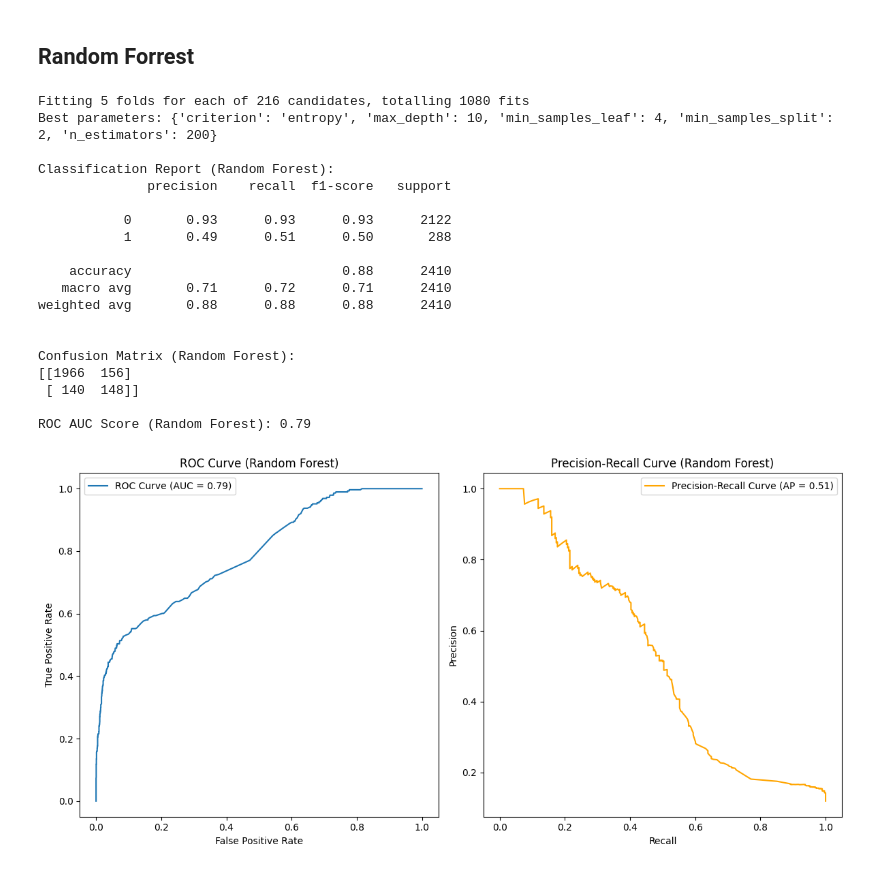
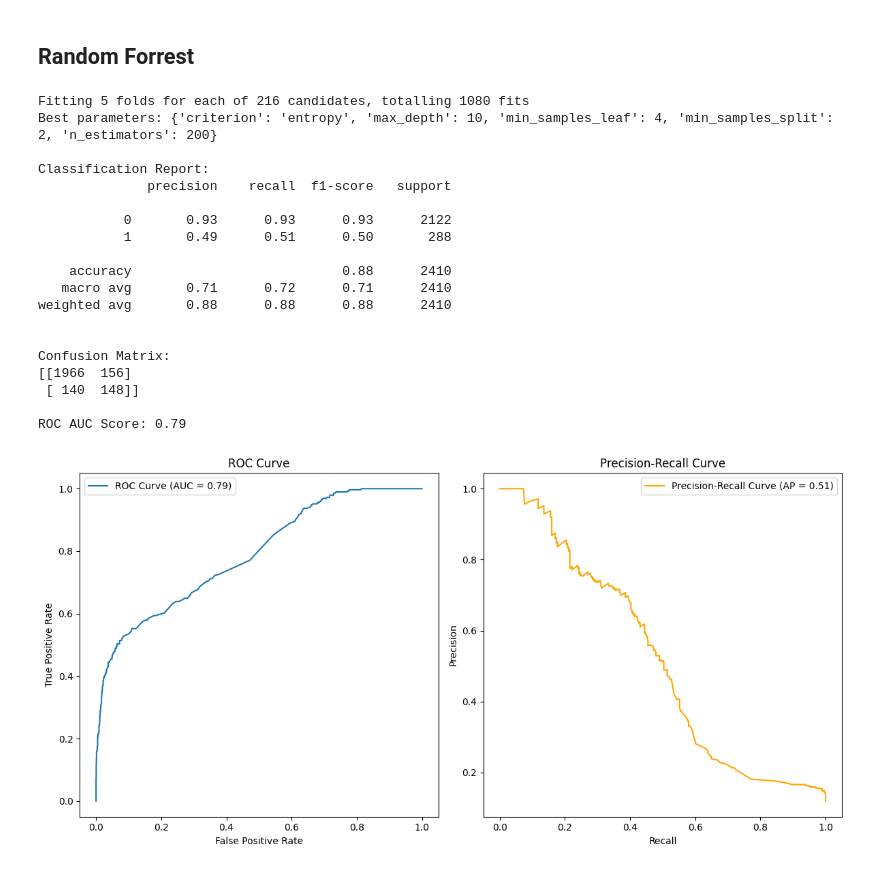
Before and after one commit to KentvTran/Smart-Alert-Lab-ML, a Jupyter notebook: modeling.ipynb, the cells around one changed output. Drawn from its saved outputs; the diff is of its cells as text; code cells hidden in the pictures.

Commit message:
random forrest

```diff
--- a/modeling.ipynb
+++ b/modeling.ipynb
@@ -135,7 +135,7 @@ ROC AUC Score: 0.78
 # %% [markdown]
 ## Random Forrest
 # %%
-# Define parameter grid for tuning (Random Forest)
+# Define parameter grid for tuning
 param_grid_rf = {
     'n_estimators': [100, 200, 300],  # Number of trees in the forest
     'max_depth': [3, 5, 10, None],    # Maximum depth of the tree
@@ -165,17 +165,17 @@ y_pred_rf = best_clf_rf.predict(X_test)
 y_proba_rf = best_clf_rf.predict_proba(X_test)[:, 1]
 
 # Print classification report
-print("\nClassification Report (Random Forest):")
+print("\nClassification Report:")
 print(classification_report(y_test, y_pred_rf))
 
 # Print confusion matrix
 cm_rf = confusion_matrix(y_test, y_pred_rf)
-print("\nConfusion Matrix (Random Forest):")
+print("\nConfusion Matrix:")
 print(cm_rf)
 
 # Compute ROC AUC score
 roc_auc_rf = roc_auc_score(y_test, y_proba_rf)
-print(f"\nROC AUC Score (Random Forest): {roc_auc_rf:.2f}")
+print(f"\nROC AUC Score: {roc_auc_rf:.2f}")
 
 # Plot ROC Curve and Precision-Recall Curve
 plt.figure(figsize=(12, 6))
@@ -186,39 +186,39 @@ fpr_rf, tpr_rf, _ = roc_curve(y_test, y_proba_rf)
 plt.plot(fpr_rf, tpr_rf, label=f"ROC Curve (AUC = {roc_auc_rf:.2f})")
 plt.xlabel("False Positive Rate")
 plt.ylabel("True Positive Rate")
-plt.title("ROC Curve (Random Forest)")
+plt.title("ROC Curve")
 plt.legend()
 
 # Precision-Recall Curve
 precision_rf, recall_rf, _ = precision_recall_curve(y_test, y_proba_rf)
 avg_precision_rf = average_precision_score(y_test, y_proba_rf)
 plt.subplot(1, 2, 2)
 plt.plot(recall_rf, precision_rf, label=f"Precision-Recall Curve (AP = {avg_precision_rf:.2f})", color='orange')
 plt.xlabel("Recall")
 plt.ylabel("Precision")
-plt.title("Precision-Recall Curve (Random Forest)")
+plt.title("Precision-Recall Curve")
 plt.legend()
 
 plt.tight_layout()
 plt.show()
 # %% [output]
 Fitting 5 folds for each of 216 candidates, totalling 1080 fits
 Best parameters: {'criterion': 'entropy', 'max_depth': 10, 'min_samples_leaf': 4, 'min_samples_split': 2, 'n_estimators': 200}
 
-Classification Report (Random Forest):
+Classification Report:
               precision    recall  f1-score   support
 
            0       0.93      0.93      0.93      2122
            1       0.49      0.51      0.50       288
 
     accuracy                           0.88      2410
    macro avg       0.71      0.72      0.71      2410
 weighted avg       0.88      0.88      0.88      2410
 
 
-Confusion Matrix (Random Forest):
+Confusion Matrix:
 [[1966  156]
  [ 140  148]]
 
-ROC AUC Score (Random Forest): 0.79
+ROC AUC Score: 0.79
-[figure, old version]
+[figure, new version]
```
